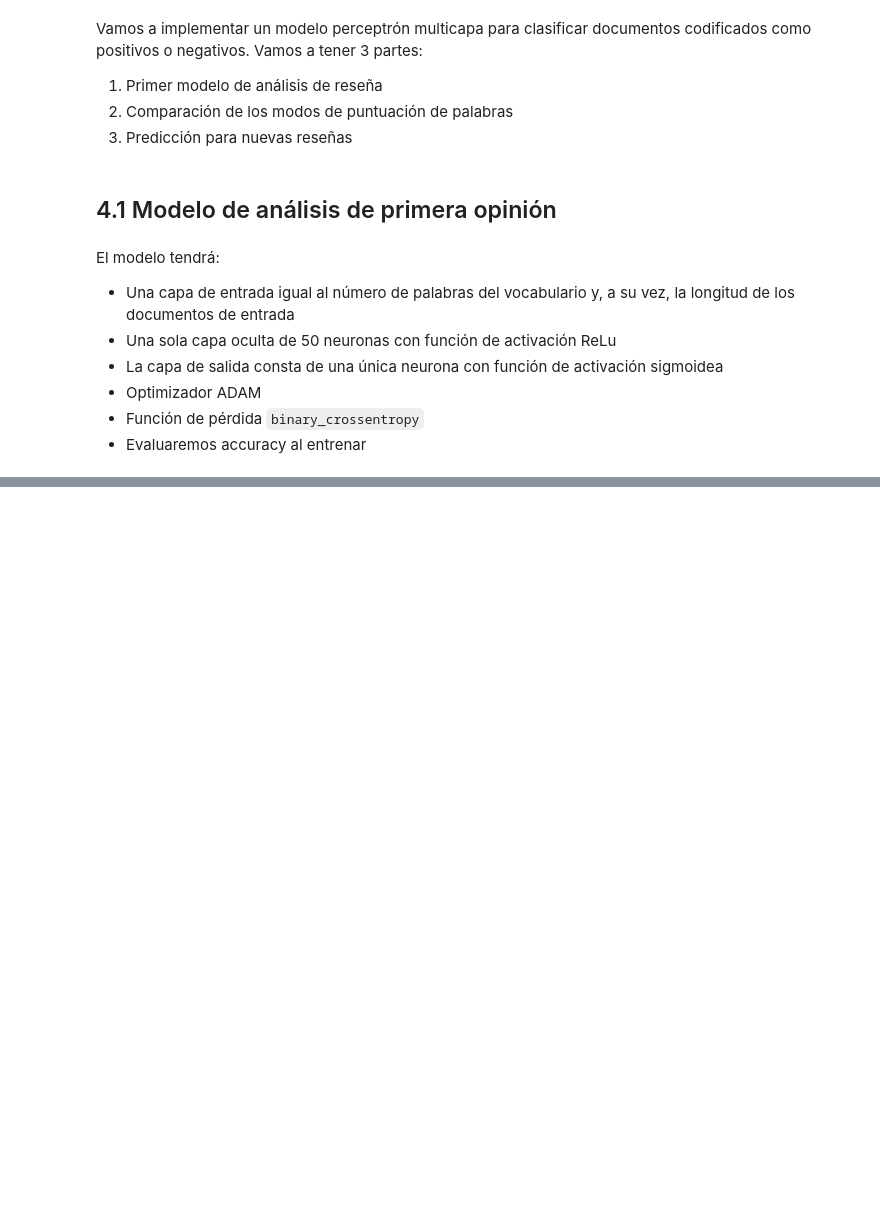
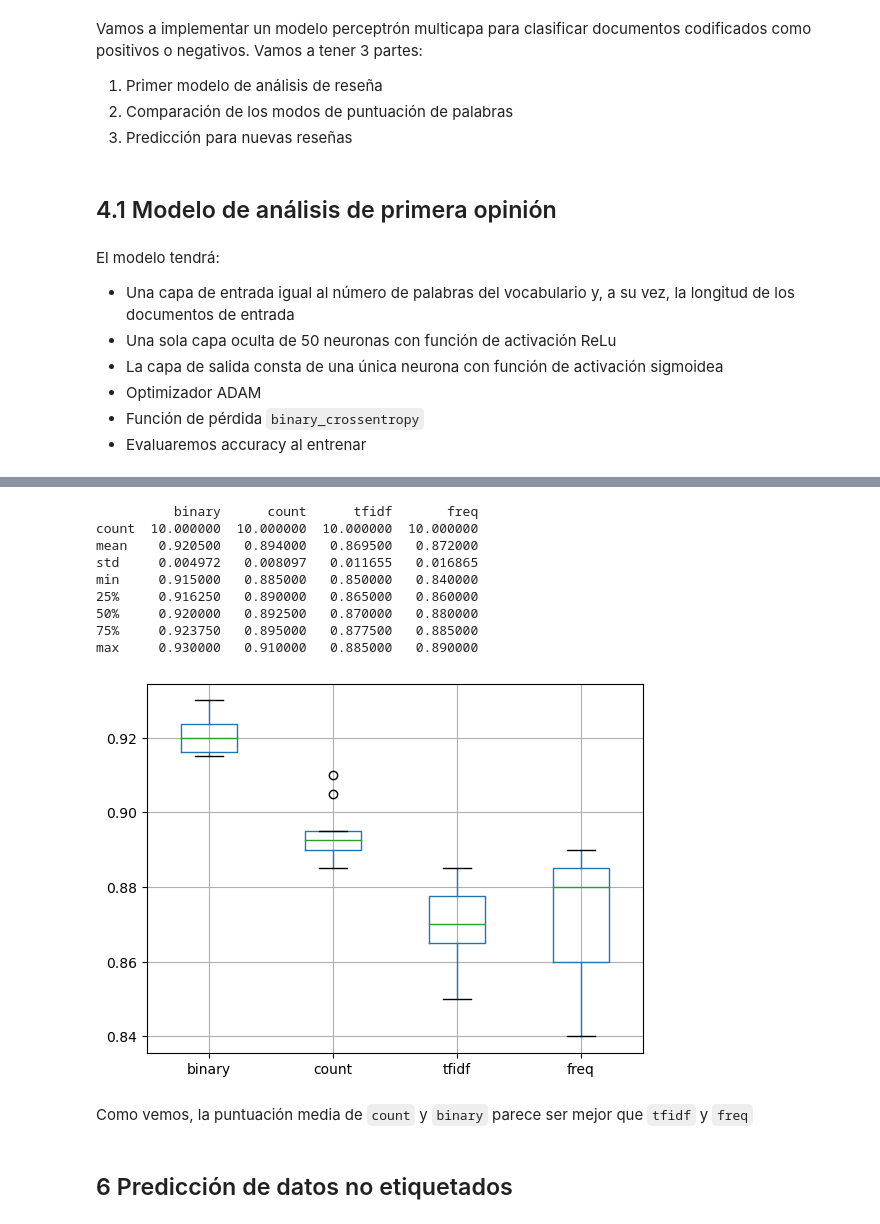
Before and after one commit to AntonioGM98/Apuntes, a Jupyter notebook: Proyectos prácticos/NLP/Procesamiento y limpieza de texto/2. Modelo Bolsa de palabras para sentiment analysis.ipynb, the cells around one changed output, grey strips where cells are left out. Saved outputs shown, nothing was run; the diff lists cells and outputs as text; code cells hidden in the pictures; blank space fills up the shorter version.

```diff
--- a/Proyectos prácticos/NLP/Procesamiento y limpieza de texto/2. Modelo Bolsa de palabras para sentiment analysis.ipynb
+++ b/Proyectos prácticos/NLP/Procesamiento y limpieza de texto/2. Modelo Bolsa de palabras para sentiment analysis.ipynb
@@ -362,0 +361,10 @@ def prepare_data(train_docs, test_docs, mode):
+# %%
+def prepare_data(train_docs, test_docs, mode):
+    tokenizer = create_tokenizer(train_docs)
+
+    x_train = tokenizer.texts_to_matrix(train_docs,
+                                        mode=mode)
+    x_test = tokenizer.texts_to_matrix(test_docs,
+                                       mode=mode)
+
+    return x_train, x_test
@@ -362,0 +389,23 @@ def prepare_data(train_docs, test_docs, mode):
+# %%
+from pandas import DataFrame
+from matplotlib import pyplot
+
+train_docs, y_train = load_clean_dataset(vocab,
+                                         True)
+test_docs, y_test = load_clean_dataset(vocab,
+                                       False)
+y_train = array(y_train)
+y_test = array(y_test)
+
+modes = ['binary', 'count', 'tfidf', 'freq']
+
+results = DataFrame()
+
+for mode in modes:
+    x_train, x_test = prepare_data(train_docs,
+                                   test_docs,
+                                   mode)
+    results[mode] = evaluate_model(x_train,
+                                   y_train,
+                                   x_test,
+                                   y_test)
@@ -362,0 +430,20 @@ def prepare_data(train_docs, test_docs, mode):
+# %%
+print(results.describe())
+
+results.boxplot()
+pyplot.show()
+# %% [output]
+          binary      count      tfidf       freq
+count  10.000000  10.000000  10.000000  10.000000
+mean    0.920500   0.894000   0.869500   0.872000
+std     0.004972   0.008097   0.011655   0.016865
+min     0.915000   0.885000   0.850000   0.840000
+25%     0.916250   0.890000   0.865000   0.860000
+50%     0.920000   0.892500   0.870000   0.880000
+75%     0.923750   0.895000   0.877500   0.885000
+max     0.930000   0.910000   0.885000   0.890000
+[figure, added]
+# %% [markdown]
+Como vemos, la puntuación media de `count` y `binary` parece ser mejor que `tfidf` y `freq`
+# %% [markdown]
+## 6 Predicción de datos no etiquetados
```
Also changed, not shown: parts of 21 cells of this notebook, 4 other files.
